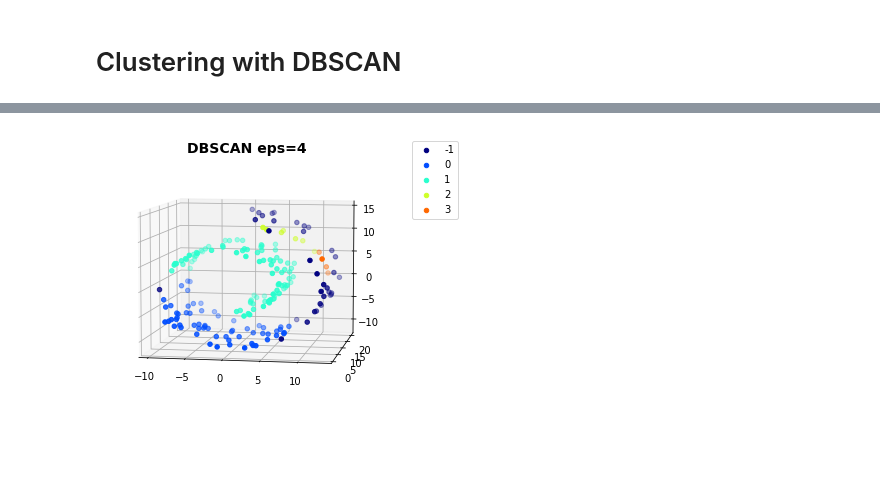
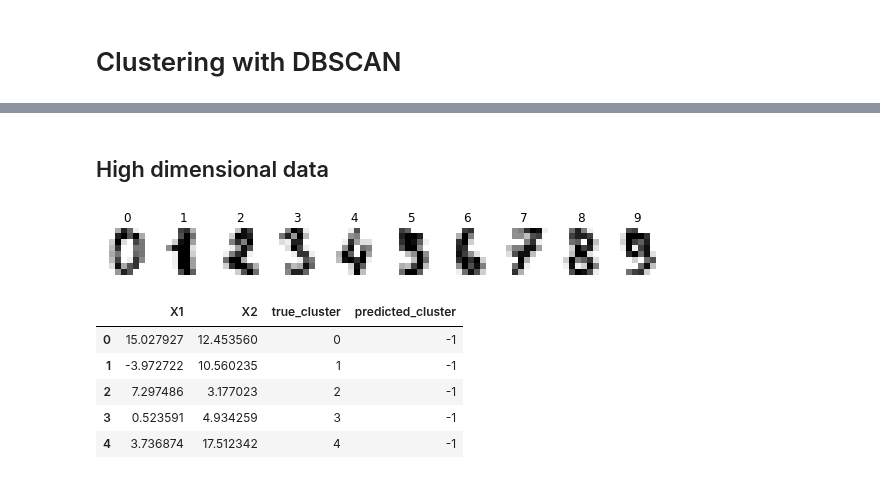
Before and after one commit to rueedlinger/machine-learning-snippets, a Jupyter notebook: notebooks/unsupervised/clustering/dbscan/clustering_dbscan.ipynb, the cells around one changed output, grey strips where cells are left out. Saved outputs shown, nothing was run; the diff lists cells and outputs as text; code cells hidden in the pictures.

```diff
--- a/notebooks/unsupervised/clustering/dbscan/clustering_dbscan.ipynb
+++ b/notebooks/unsupervised/clustering/dbscan/clustering_dbscan.ipynb
@@ -93,16 +13,0 @@ _ = plt.legend(bbox_to_anchor=(1.25, 1))
-# %%
-dbscan = cluster.DBSCAN(eps=3, min_samples=5)
-label = dbscan.fit_predict(data)
-df['label'] = label
-
-fig = plt.figure()
-ax = p3.Axes3D(fig)
-ax.view_init(7, -80)
-
-fig.suptitle('DBSCAN eps=2', fontsize=14, fontweight='bold')
-
-for i, l in enumerate(np.unique(label)):
-    ax.scatter(df[df.label == l].X, df[df.label == l].Y, df[df.label == l].Z, 'o',
-               color=plt.cm.jet(float(i) / len(np.unique(label))), label=l)
-
-_ = plt.legend(bbox_to_anchor=(1.25, 1))
@@ -111,18 +13,0 @@ _ = plt.legend(bbox_to_anchor=(1.25, 1))
-# %%
-dbscan = cluster.DBSCAN(eps=4, min_samples=5)
-label = dbscan.fit_predict(data)
-df['label'] = label
-
-fig = plt.figure()
-ax = p3.Axes3D(fig)
-ax.view_init(7, -80)
-
-fig.suptitle('DBSCAN eps=4', fontsize=14, fontweight='bold')
-
-for i, l in enumerate(np.unique(label)):
-    ax.scatter(df[df.label == l].X, df[df.label == l].Y, df[df.label == l].Z, 'o',
-               color=plt.cm.jet(float(i) / len(np.unique(label))), label=l)
-
-_ = plt.legend(bbox_to_anchor=(1.25, 1))
-# %% [output]
-[figure, removed]
@@ -128,0 +19,12 @@ _ = plt.legend(bbox_to_anchor=(1.25, 1))
+# %% [markdown]
+## High dimensional data
+# %%
+digits = datasets.load_digits()
+
+fig, axes = plt.subplots(nrows=1, ncols=10, figsize=(10, 3))
+for ax, image, label in zip(axes, digits.images, digits.target):
+    ax.set_axis_off()
+    ax.imshow(image, cmap=plt.cm.gray_r)
+    ax.set_title('%i' % label)
+# %% [output]
+[figure, added]
@@ -128,0 +44,12 @@ _ = plt.legend(bbox_to_anchor=(1.25, 1))
+# %%
+df = pd.DataFrame(embedding, columns=['X1', 'X2'])
+df['true_cluster'] = y
+df['predicted_cluster'] = label
+df.head()
+# %% [output]
+|  | X1 | X2 | true_cluster | predicted_cluster |
+| 0 | 15.027927 | 12.453560 | 0 | -1 |
+| 1 | -3.972722 | 10.560235 | 1 | -1 |
+| 2 | 7.297486 | 3.177023 | 2 | -1 |
+| 3 | 0.523591 | 4.934259 | 3 | -1 |
+| 4 | 3.736874 | 17.512342 | 4 | -1 |
```
Also changed, not shown: parts of 16 cells of this notebook, 7 other files.
